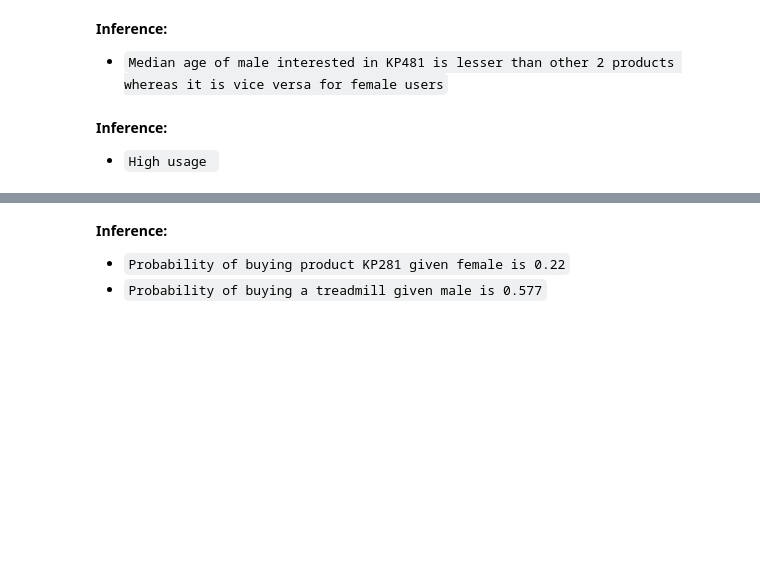
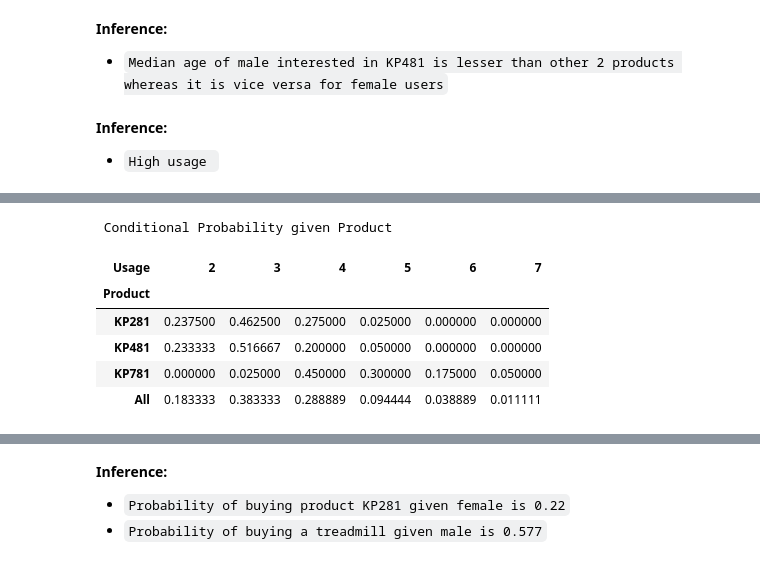
Before and after one commit to muthuganeshece/Business-Case-Study, a Jupyter notebook: Aerofit/Notebook/EDA.ipynb, the cells around one changed output, grey strips where cells are left out. Saved outputs shown, nothing was run; the diff lists cells and outputs as text; code cells hidden in the pictures; blank space fills up the shorter version.

```diff
--- a/Aerofit/Notebook/EDA.ipynb
+++ b/Aerofit/Notebook/EDA.ipynb
@@ -159,0 +284,12 @@ temp_df = pd.crosstab(raw_data['Product'], columns = raw_data['Usage'], margins=
+# %%
+cp_df = pd.crosstab(raw_data['Product'], columns = raw_data['Usage'], margins = True, normalize='index')
+print("\033[92m", 'Conditional Probability given Product')
+display(cp_df)
+# %% [output]
+ Conditional Probability given Product
+| Usage | 2 | 3 | 4 | 5 | 6 | 7 |
+| Product |  |  |  |  |  |  |
+| KP281 | 0.237500 | 0.462500 | 0.275000 | 0.025000 | 0.000000 | 0.000000 |
+| KP481 | 0.233333 | 0.516667 | 0.200000 | 0.050000 | 0.000000 | 0.000000 |
+| KP781 | 0.000000 | 0.025000 | 0.450000 | 0.300000 | 0.175000 | 0.050000 |
+| All | 0.183333 | 0.383333 | 0.288889 | 0.094444 | 0.038889 | 0.011111 |
```
Also changed, not shown: parts of 35 cells of this notebook.
